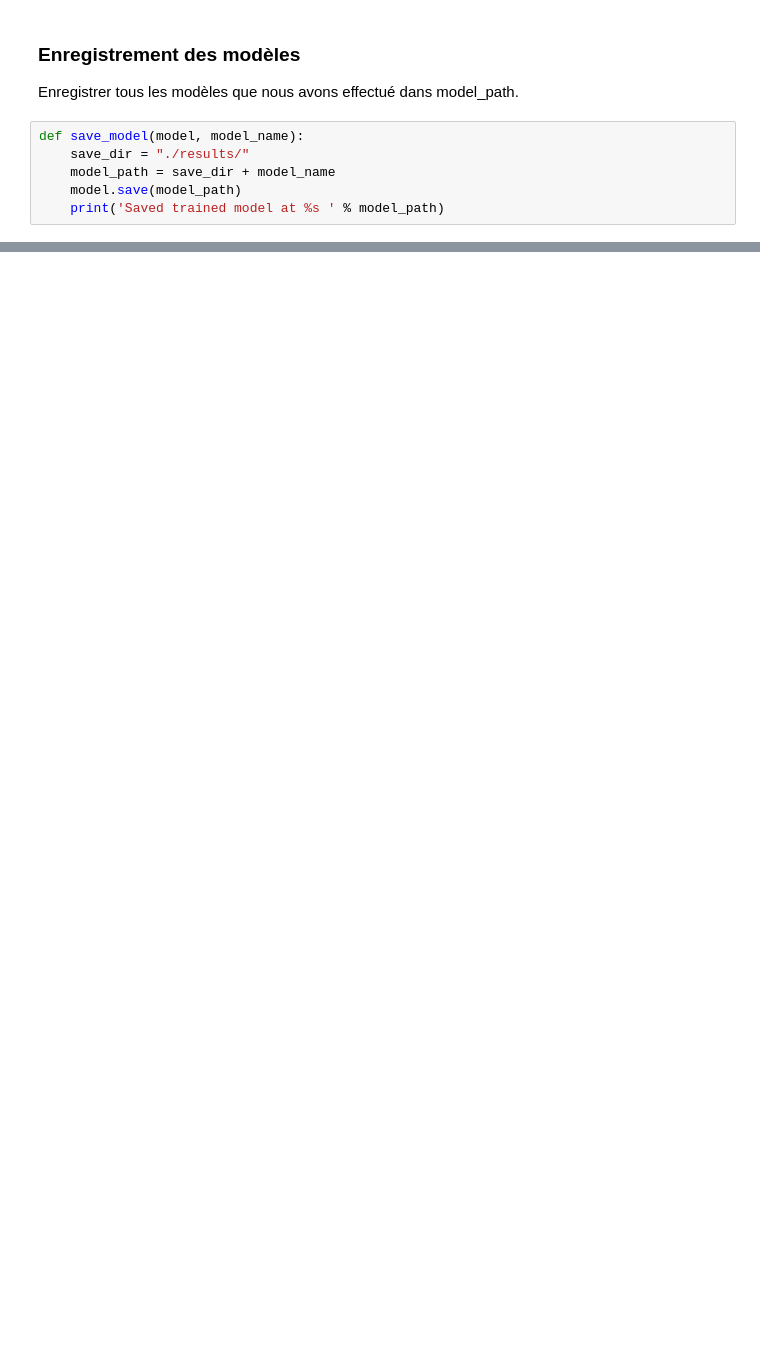
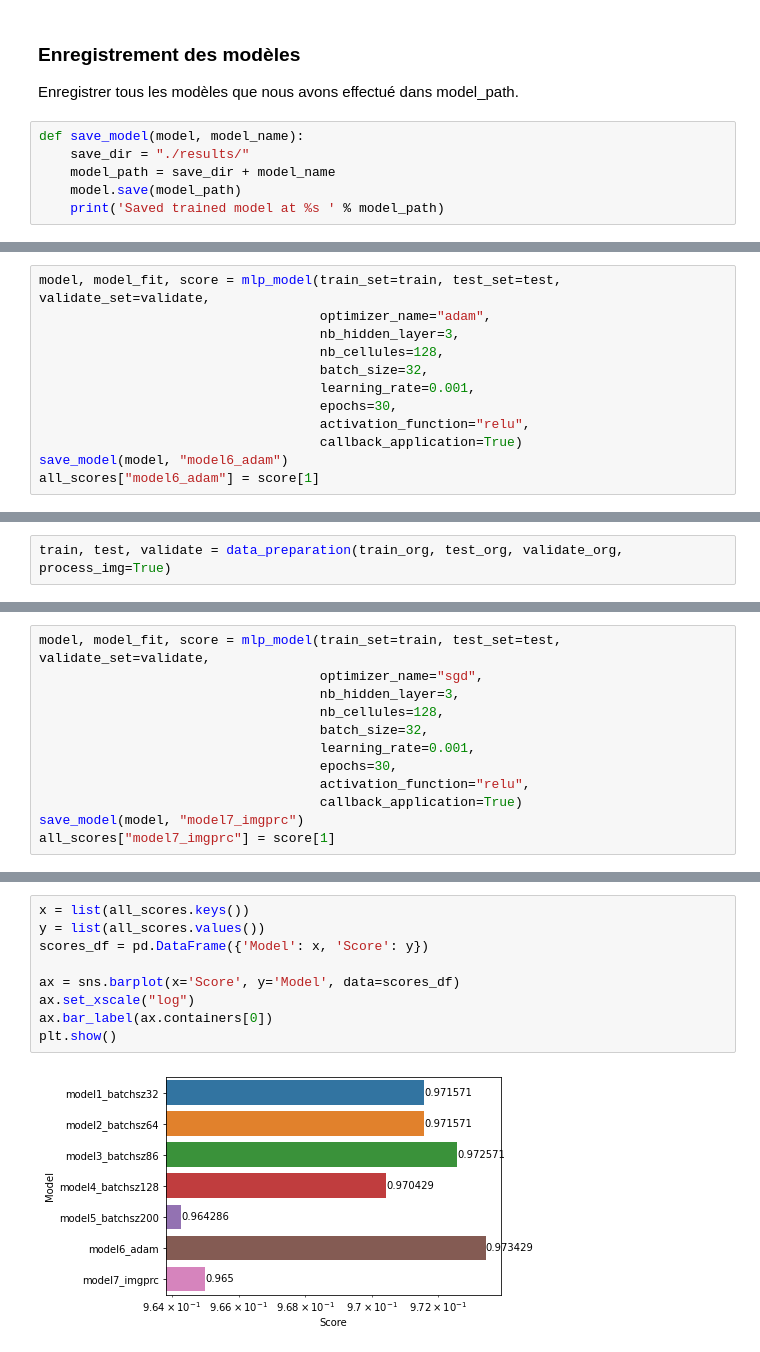
Before and after one commit to hibiga/MLP---MNIST, a Jupyter notebook: RDN.ipynb, the cells around one changed output, grey strips where cells are left out. Drawn from its saved outputs; the diff is of its cells as text; blank space fills up the shorter version.

```diff
--- a/RDN.ipynb
+++ b/RDN.ipynb
@@ -256,0 +503,12 @@ display_img(train[0])
+# %%
+model, model_fit, score = mlp_model(train_set=train, test_set=test, validate_set=validate,
+                                    optimizer_name="adam",
+                                    nb_hidden_layer=3,
+                                    nb_cellules=128,
+                                    batch_size=32,
+                                    learning_rate=0.001,
+                                    epochs=30,
+                                    activation_function="relu",
+                                    callback_application=True)
+save_model(model, "model6_adam")
+all_scores["model6_adam"] = score[1]
@@ -256,0 +533,2 @@ display_img(train[0])
+# %%
+train, test, validate = data_preparation(train_org, test_org, validate_org, process_img=True)
@@ -256,0 +558,12 @@ display_img(train[0])
+# %%
+model, model_fit, score = mlp_model(train_set=train, test_set=test, validate_set=validate,
+                                    optimizer_name="sgd",
+                                    nb_hidden_layer=3,
+                                    nb_cellules=128,
+                                    batch_size=32,
+                                    learning_rate=0.001,
+                                    epochs=30,
+                                    activation_function="relu",
+                                    callback_application=True)
+save_model(model, "model7_imgprc")
+all_scores["model7_imgprc"] = score[1]
@@ -256,0 +588,11 @@ display_img(train[0])
+# %%
+x = list(all_scores.keys())
+y = list(all_scores.values())
+scores_df = pd.DataFrame({'Model': x, 'Score': y})
+
+ax = sns.barplot(x='Score', y='Model', data=scores_df)
+ax.set_xscale("log")
+ax.bar_label(ax.containers[0])
+plt.show()
+# %% [output]
+[figure, added]
```
Also changed, not shown: parts of 53 cells of this notebook.
